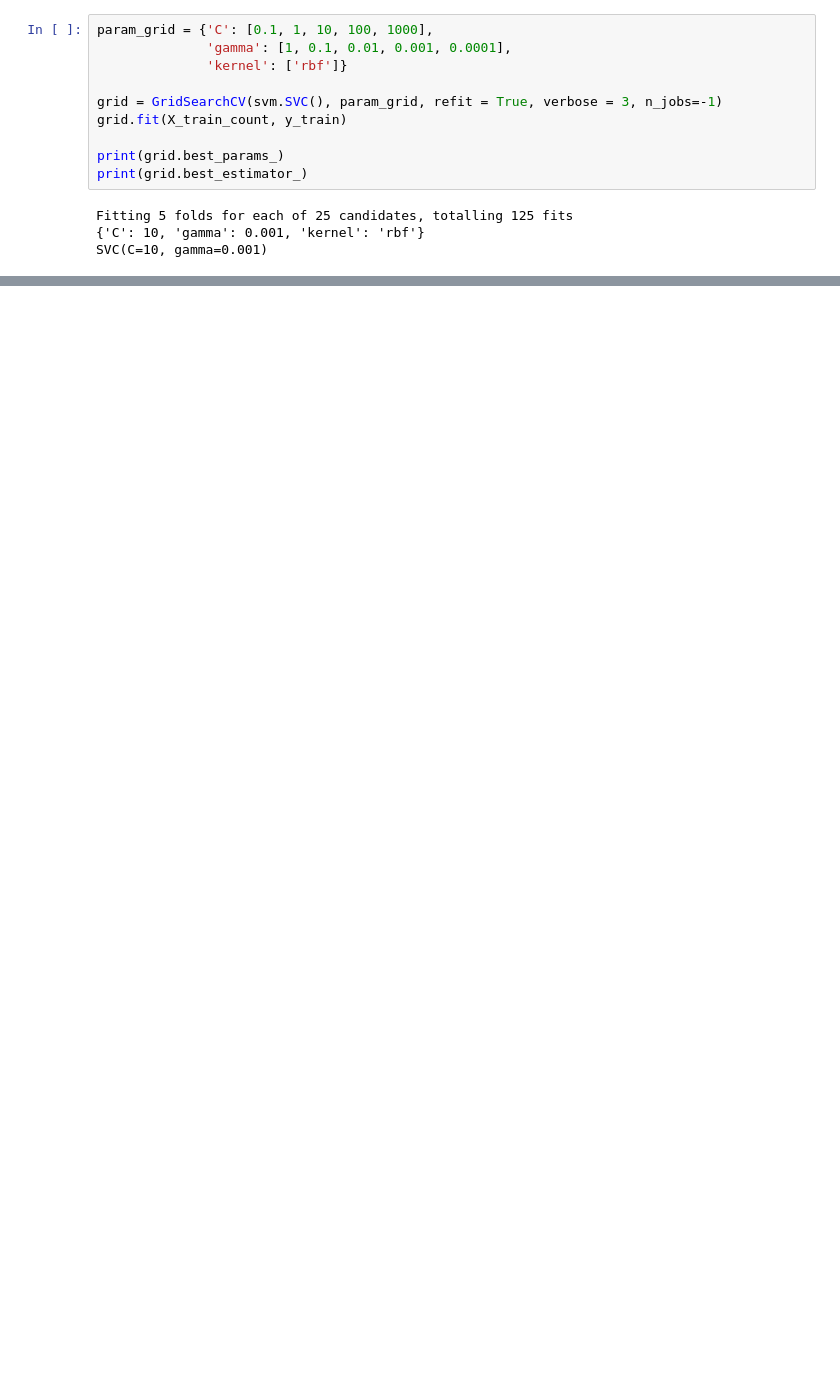
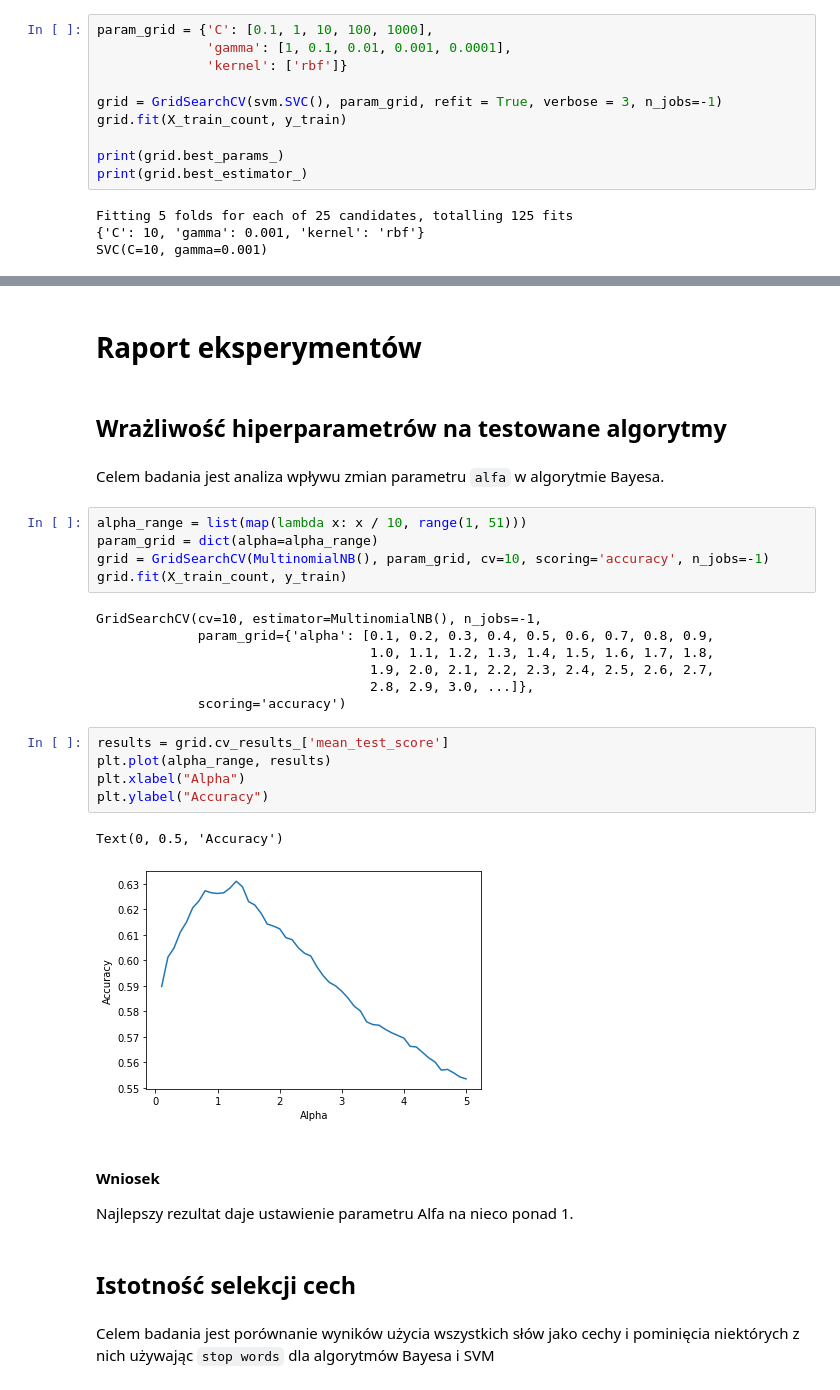
Before and after one commit to tojatos/SI, a Jupyter notebook: MachineLearning/zad1.ipynb, the cells around one changed output, grey strips where cells are left out. Saved outputs shown, nothing was run; the diff lists cells and outputs as text; blank space fills up the shorter version.

```diff
--- a/MachineLearning/zad1.ipynb
+++ b/MachineLearning/zad1.ipynb
@@ -252,0 +254,33 @@ weighted avg       0.67      0.66      0.66      1252
+# %% [markdown]
+# Raport eksperymentów
+# %% [markdown]
+## Wrażliwość hiperparametrów na testowane algorytmy
+# %% [markdown]
+Celem badania jest analiza wpływu zmian parametru `alfa` w algorytmie Bayesa.
+# %%
+alpha_range = list(map(lambda x: x / 10, range(1, 51)))
+param_grid = dict(alpha=alpha_range)
+grid = GridSearchCV(MultinomialNB(), param_grid, cv=10, scoring='accuracy', n_jobs=-1)
+grid.fit(X_train_count, y_train)
+# %% [output]
+GridSearchCV(cv=10, estimator=MultinomialNB(), n_jobs=-1,
+             param_grid={'alpha': [0.1, 0.2, 0.3, 0.4, 0.5, 0.6, 0.7, 0.8, 0.9,
+                                   1.0, 1.1, 1.2, 1.3, 1.4, 1.5, 1.6, 1.7, 1.8,
+                                   1.9, 2.0, 2.1, 2.2, 2.3, 2.4, 2.5, 2.6, 2.7,
+                                   2.8, 2.9, 3.0, ...]},
+             scoring='accuracy')
+# %%
+results = grid.cv_results_['mean_test_score']
+plt.plot(alpha_range, results)
+plt.xlabel("Alpha")
+plt.ylabel("Accuracy")
+# %% [output]
+Text(0, 0.5, 'Accuracy')
+[figure, added]
+# %% [markdown]
+#### Wniosek
+Najlepszy rezultat daje ustawienie parametru Alfa na nieco ponad 1.
+# %% [markdown]
+## Istotność selekcji cech
+# %% [markdown]
+Celem badania jest porównanie wyników użycia wszystkich słów jako cechy i pominięcia niektórych z nich używając `stop words` dla algorytmów Bayesa i SVM
```
Also changed, not shown: parts of 29 cells of this notebook.
